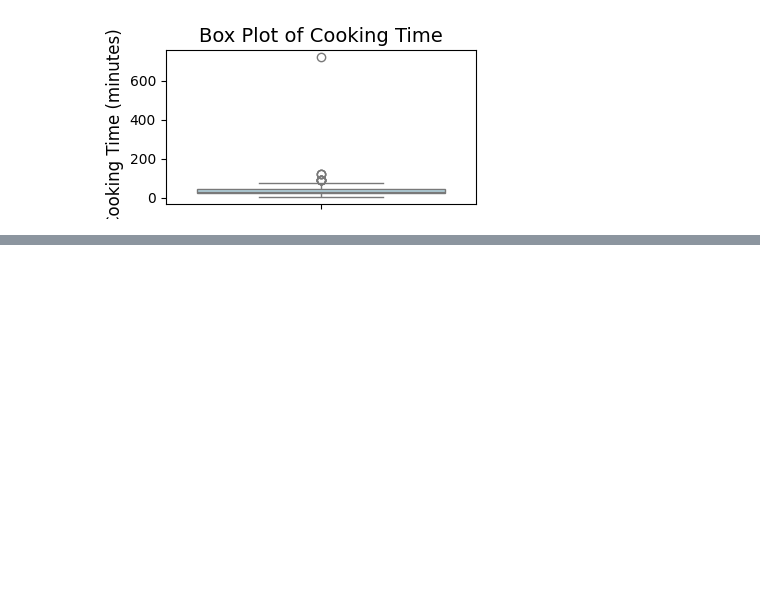
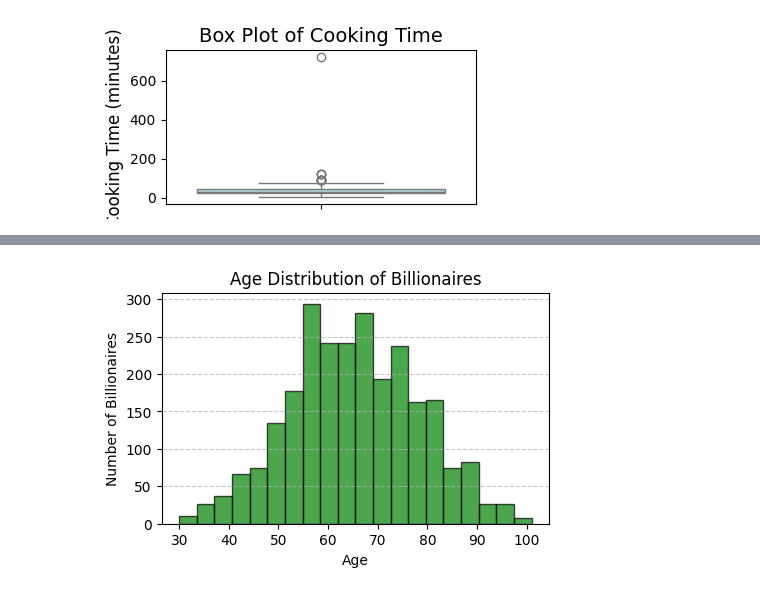
Before and after one commit to Piramu-Mahalingam/DS-Course-Assignment-1, a Jupyter notebook: Piramu_M_Assignment_Data_Visualization.ipynb, the cells around one changed output, grey strips where cells are left out. Saved outputs shown, nothing was run; the diff lists cells and outputs as text; code cells hidden in the pictures; blank space fills up the shorter version.

```diff
--- a/Piramu_M_Assignment_Data_Visualization.ipynb
+++ b/Piramu_M_Assignment_Data_Visualization.ipynb
@@ -163,0 +171,13 @@ plt.show()
+# %%
+#b)Create a histogram to see the distribution of ages.
+plt.figure(figsize=(5, 3))
+plt.hist(df_filtered["age"], bins=20, color="green", edgecolor="black", alpha=0.7)
+# Labels and title
+plt.xlabel("Age")
+plt.ylabel("Number of Billionaires")
+plt.title("Age Distribution of Billionaires")
+plt.grid(axis="y", linestyle="--", alpha=0.7)
+# Show plot
+plt.show()
+# %% [output]
+[figure, added]
```
Also changed, not shown: parts of 16 cells of this notebook.
